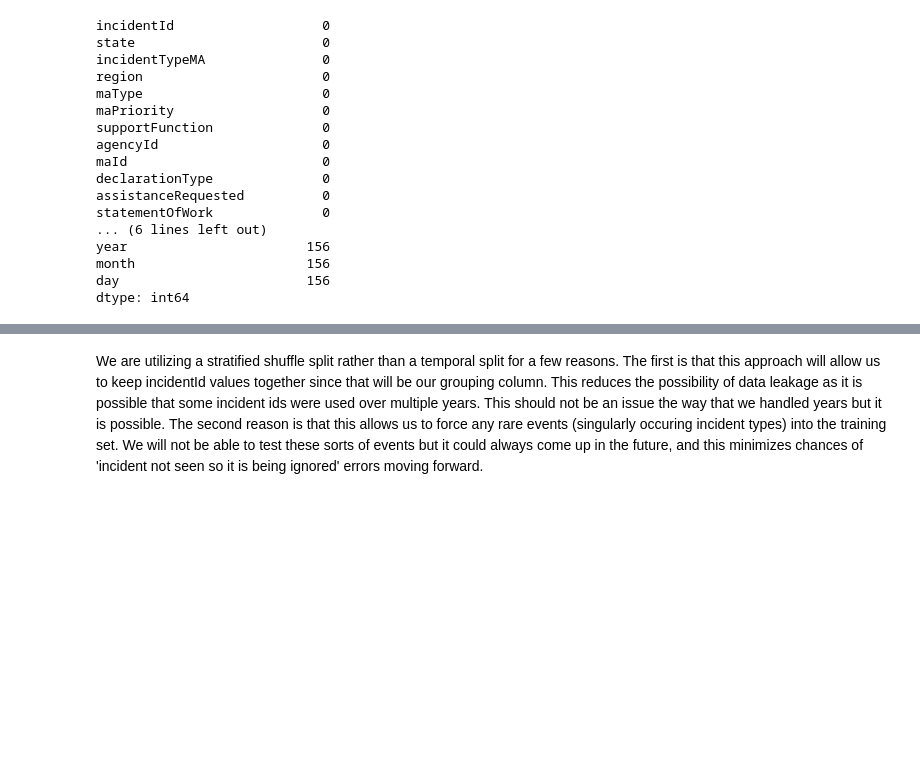
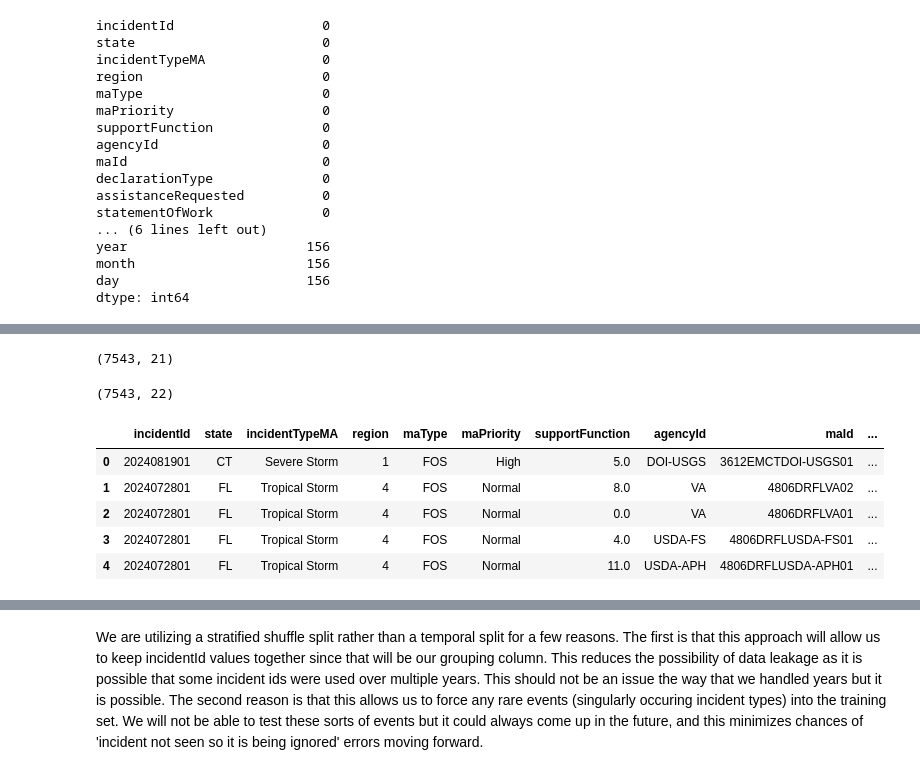
Before and after one commit to capstoneFA2025/FEMA-Recommender, a Jupyter notebook: merge_clean_and_split_stratified.ipynb, the cells around one changed output, grey strips where cells are left out. Cells and saved outputs as stored; diff of their text form; code cells hidden in the pictures; blank space fills up the shorter version.

Commit message:
finalized merge/clean/split notebook

```diff
--- a/merge_clean_and_split_stratified.ipynb
+++ b/merge_clean_and_split_stratified.ipynb
@@ -271,7 +265,13 @@ dtype: int64
 # %%
 MA_disaster_combined['designatedIncidentTypes'] = MA_disaster_combined['designatedIncidentTypes'].str.split(',').apply(
     lambda lst: [s.strip() for s in lst] if isinstance(lst, list) else lst).apply(
-    lambda lst: [disaster_dict.get(s, s) for s in lst] if isinstance(lst, list) else lst).apply(
+    lambda lst: [disaster_dict.get(s, s) for s in lst] if isinstance(lst, list) else lst)
+
+MA_disaster_combined['designatedIncidentTypes'] = MA_disaster_combined.apply(
+    lambda row: list(set([str(row['incidentType'])] + row['designatedIncidentTypes'])), axis=1
+    )
+
+MA_disaster_combined['designatedIncidentTypes'] = MA_disaster_combined['designatedIncidentTypes'].apply(
     lambda lst: ','.join(lst) if isinstance(lst, list) else str(lst))
 # %%
 MA_disaster_combined[['incidentTypeMA','designatedIncidentTypes']].sample(30)
@@ -383,0 +302,3 @@ MA_disaster_combined['incidentId'].nunique()
+# %%
+df_clusters = pd.read_csv('AR_topics.csv')
+df_clusters.head()
@@ -383,0 +312,22 @@ MA_disaster_combined['incidentId'].nunique()
+# %%
+df_clusters.drop(columns=['Unnamed: 0', 'assistanceRequested'], inplace=True)
+# %%
+print(MA_disaster_combined.shape)
+MA_disaster_combined = MA_disaster_combined.merge(
+    df_clusters,
+    how='left',
+    on='maId'
+)
+MA_disaster_combined.shape
+# %% [output]
+(7543, 21)
+(7543, 22)
+# %%
+MA_disaster_combined.head()
+# %% [output]
+|  | incidentId | state | incidentTypeMA | region | maType | maPriority | supportFunction | agencyId | maId | ... |
+| 0 | 2024081901 | CT | Severe Storm | 1 | FOS | High | 5.0 | DOI-USGS | 3612EMCTDOI-USGS01 | ... |
+| 1 | 2024072801 | FL | Tropical Storm | 4 | FOS | Normal | 8.0 | VA | 4806DRFLVA02 | ... |
+| 2 | 2024072801 | FL | Tropical Storm | 4 | FOS | Normal | 0.0 | VA | 4806DRFLVA01 | ... |
+| 3 | 2024072801 | FL | Tropical Storm | 4 | FOS | Normal | 4.0 | USDA-FS | 4806DRFLUSDA-FS01 | ... |
+| 4 | 2024072801 | FL | Tropical Storm | 4 | FOS | Normal | 11.0 | USDA-APH | 4806DRFLUSDA-APH01 | ... |
```
Also changed, not shown: parts of 38 cells of this notebook.
